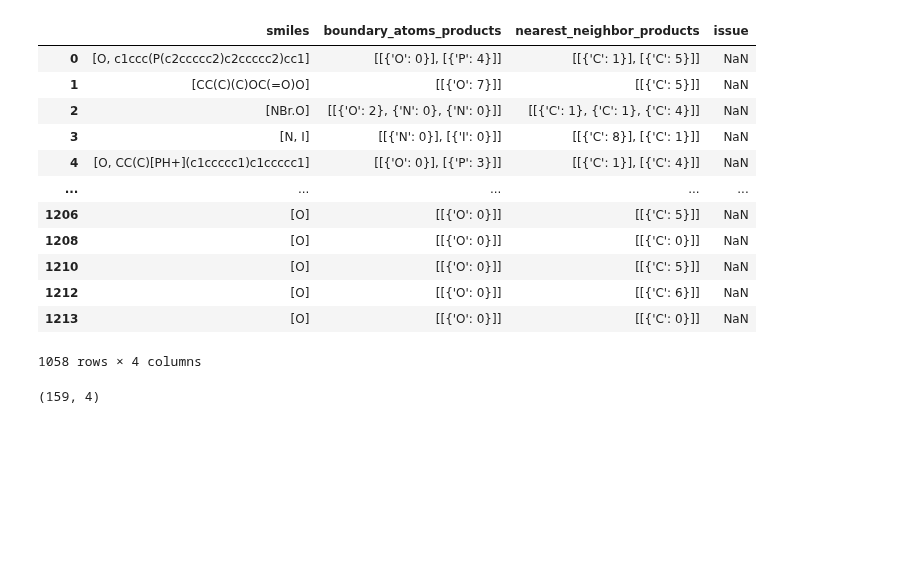
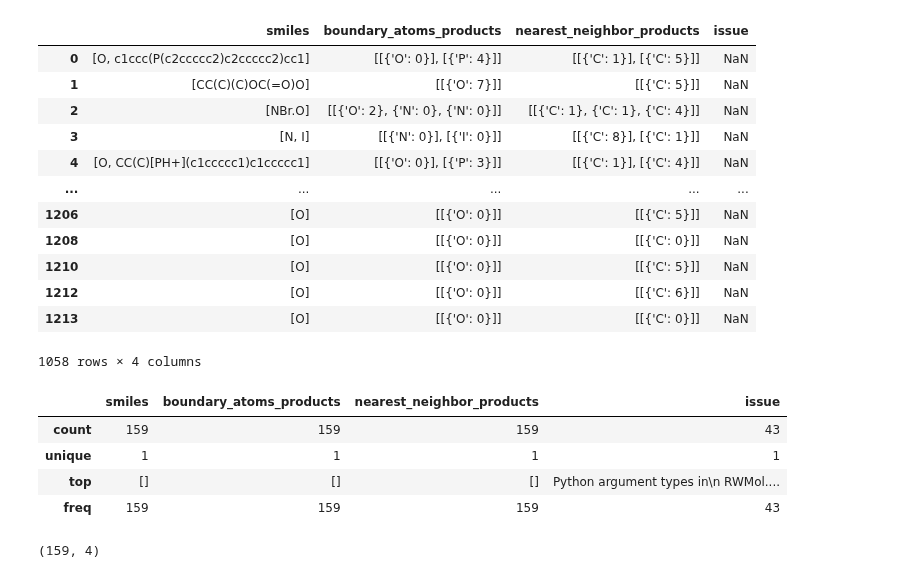
Before and after one commit to TieuLongPhan/SynRBL, a Jupyter notebook: Pipeline/Notebook/test_12_12_2023.ipynb, the cells around one changed output. Drawn from its saved outputs; the diff is of its cells as text; code cells hidden in the pictures; blank space fills up the shorter version.

```diff
--- a/Pipeline/Notebook/test_12_12_2023.ipynb
+++ b/Pipeline/Notebook/test_12_12_2023.ipynb
@@ -8,7 +8,9 @@ from SynRBL.SynMCS.mcs_utils import smiles_to_mol_parallel
 from SynRBL.SynMCS import FindMissingGraphs
 from rdkit import Chem
 #bug = load_database('../../Data/MCS/Bug.json.gz')
-bug = load_database('../../Data/MCS/Intersection_MCS_0_50_largest.json.gz')
+#bug = load_database('../../Data/MCS/Intersection_MCS_0_50_largest.json.gz')
+bug = load_database('../../Data/MCS/Intersection_MCS_3+_matching_ensemble.json.gz')
+original = load_database('../../Data/MCS/Original_data_Intersection_MCS_3+_matching_ensemble.json.gz')
 msc_df = pd.DataFrame(bug)
 
 
@@ -85,6 +58,14 @@ missing_final.drop(bug_data.index,axis=0)
 | 1212 | [O] | [[{'O': 0}]] | [[{'C': 6}]] | NaN |
 | 1213 | [O] | [[{'O': 0}]] | [[{'C': 0}]] | NaN |
 1058 rows × 4 columns
+# %%
+bug_data.describe()
+# %% [output]
+|  | smiles | boundary_atoms_products | nearest_neighbor_products | issue |
+| count | 159 | 159 | 159 | 43 |
+| unique | 1 | 1 | 1 | 1 |
+| top | [] | [] | [] | Python argument types in\n RWMol.... |
+| freq | 159 | 159 | 159 | 43 |
 # %%
 check_for_bug(missing_final).shape
 # %% [output]
```
Also changed, not shown: parts of 2 cells of this notebook, 4 other files.
